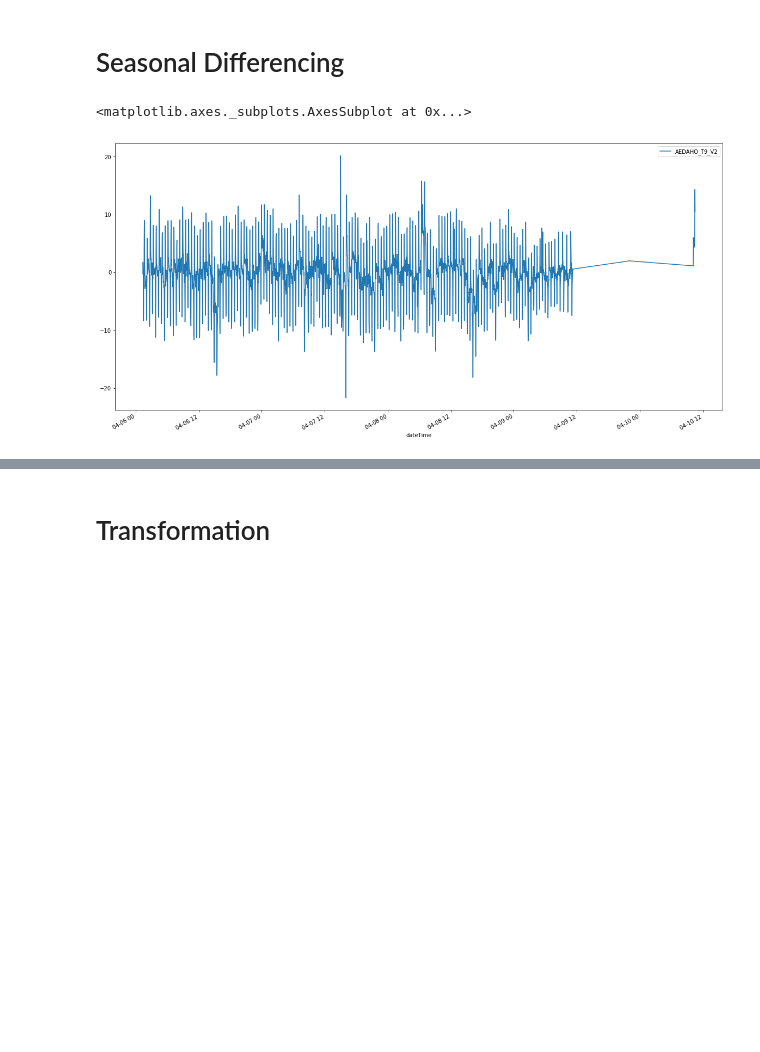
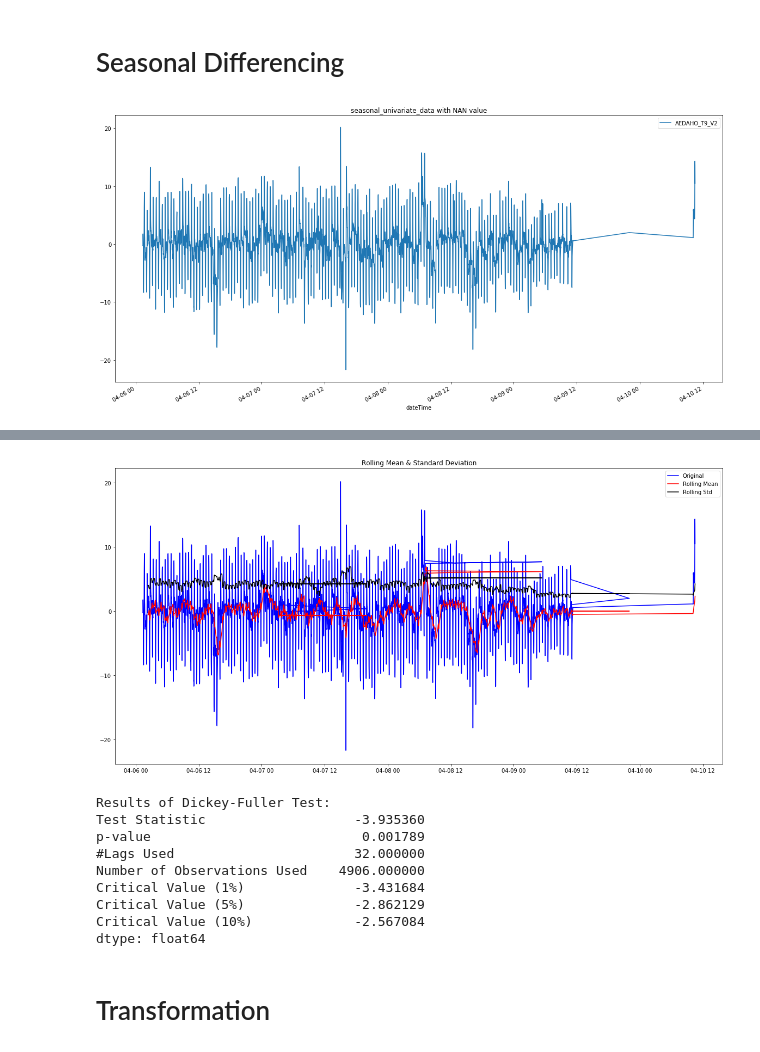
Before and after one commit to atifkarim/Time-Series-Forecasting-Using-Machine-Learning-Algorithm, a Jupyter notebook: forecasting_with_ARIMA.ipynb, the cells around one changed output, grey strips where cells are left out. Drawn from its saved outputs; the diff is of its cells as text; code cells hidden in the pictures; blank space fills up the shorter version.

```diff
--- a/forecasting_with_ARIMA.ipynb
+++ b/forecasting_with_ARIMA.ipynb
@@ -192,11 +225,18 @@ diff_univariate_data.dropna().plot()
 [figure]
 # %% [markdown]
 # Seasonal Differencing
-# %%
-n=60
-seasonal_univariate_data = univariate_data_drop_zero - univariate_data_drop_zero.shift(n)
-# seasonal_univariate_data.dropna().plot()
-seasonal_univariate_data.plot()
-# %% [output]
-<matplotlib.axes._subplots.AxesSubplot at 0x...>
-[figure, removed]
+# %%
+n=60
+seasonal_univariate_data = univariate_data_drop_zero - univariate_data_drop_zero.shift(n)
+# seasonal_univariate_data.dropna().plot()
+season_1 = seasonal_univariate_data.plot()
+plt.title('seasonal_univariate_data with NAN value')
+plt.show()
+print('seasonal_univariate_data: ', seasonal_univariate_data.head())
+
+#before using the data to adf_test you have to drop the NAN value
+
+seasonal_univariate_data.dropna(inplace=True)
+adf_test(seasonal_univariate_data, my_column_label)
+# %% [output]
+[figure, added]
@@ -203,3 +250,13 @@ seasonal_univariate_data.plot()
+[figure, added]
+Results of Dickey-Fuller Test:
+Test Statistic                   -3.935360
+p-value                           0.001789
+#Lags Used                       32.000000
+Number of Observations Used    4906.000000
+Critical Value (1%)              -3.431684
+Critical Value (5%)              -2.862129
+Critical Value (10%)             -2.567084
+dtype: float64
 # %% [markdown]
 # Transformation
 # %%
```
Also changed, not shown: parts of 8 cells of this notebook.
